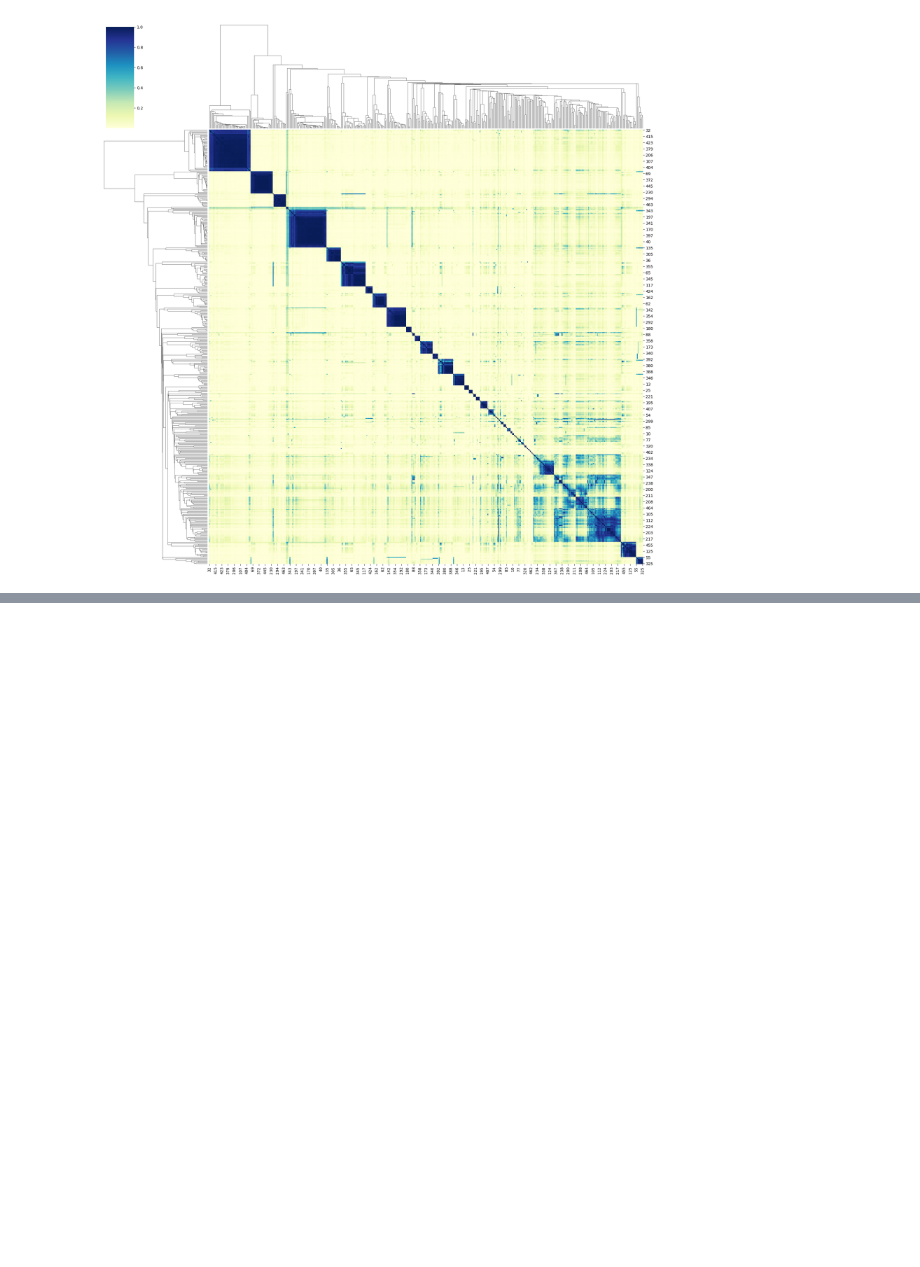
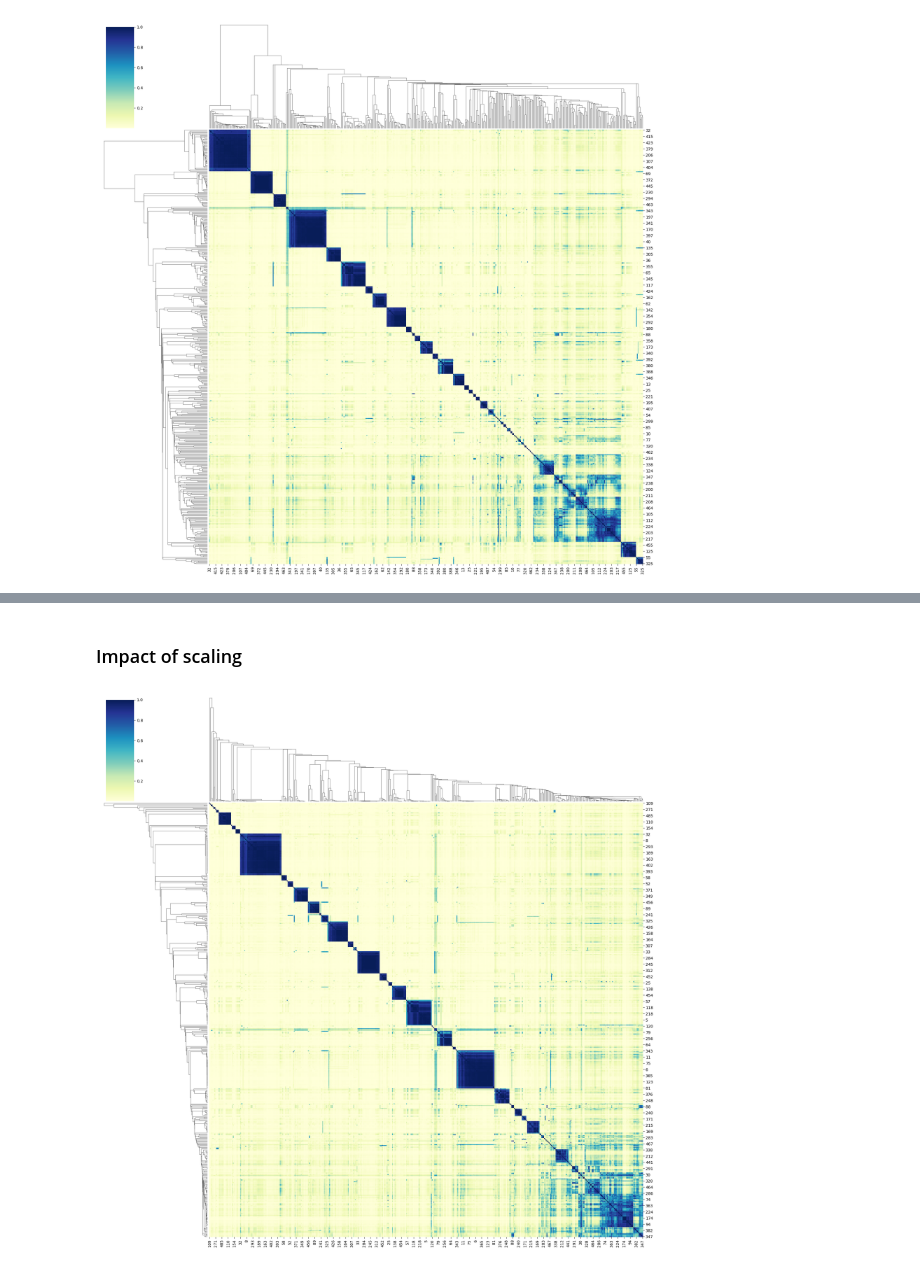
Before and after one commit to Syrinechen/Myeloma-project-draft, a Jupyter notebook: correlations.ipynb, the cells around one changed output, grey strips where cells are left out. Cells and saved outputs as stored; diff of their text form; code cells hidden in the pictures; blank space fills up the shorter version.

```diff
--- a/correlations.ipynb
+++ b/correlations.ipynb
@@ -66,0 +91,2 @@ Error:
+# %% [markdown]
+### Impact of scaling
@@ -66,0 +95,14 @@ Error:
+# %%
+X_s=normalize(X,norm='l1')
+# %%
+CorrPatients_=np.corrcoef(X_s)
+#reperform clustering on patients corr map
+row_linkage = hierarchy.linkage(
+    distance.pdist(CorrPatients_, metric='cosine'), method='single')
+col_linkage = hierarchy.linkage(
+    distance.pdist(CorrPatients_.T,metric='cosine'), method='single')
+
+cl=sns.clustermap(CorrPatients_, row_linkage=row_linkage,col_linkage=col_linkage,figsize=(20, 20), cmap="YlGnBu")
+cl.savefig('CorrelationClusteringEuclidean.pdf')
+# %% [output]
+[figure, added]
```
Also changed, not shown: parts of 7 cells of this notebook, 1 other file.
